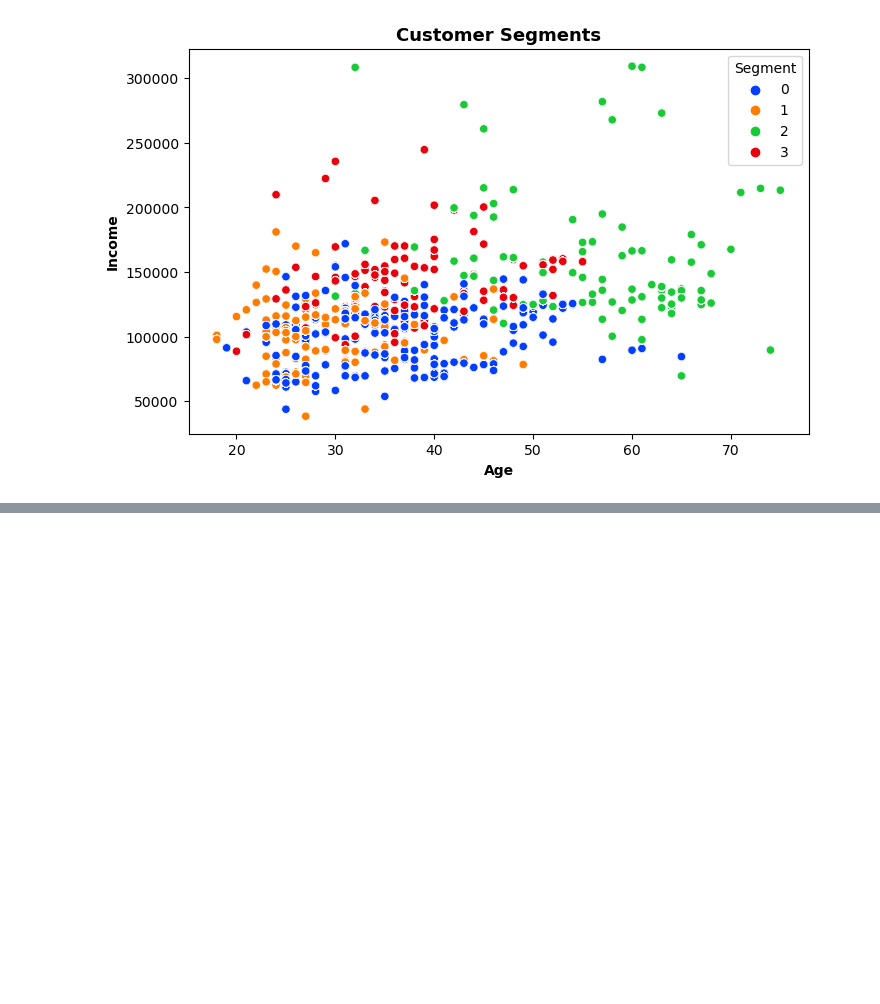
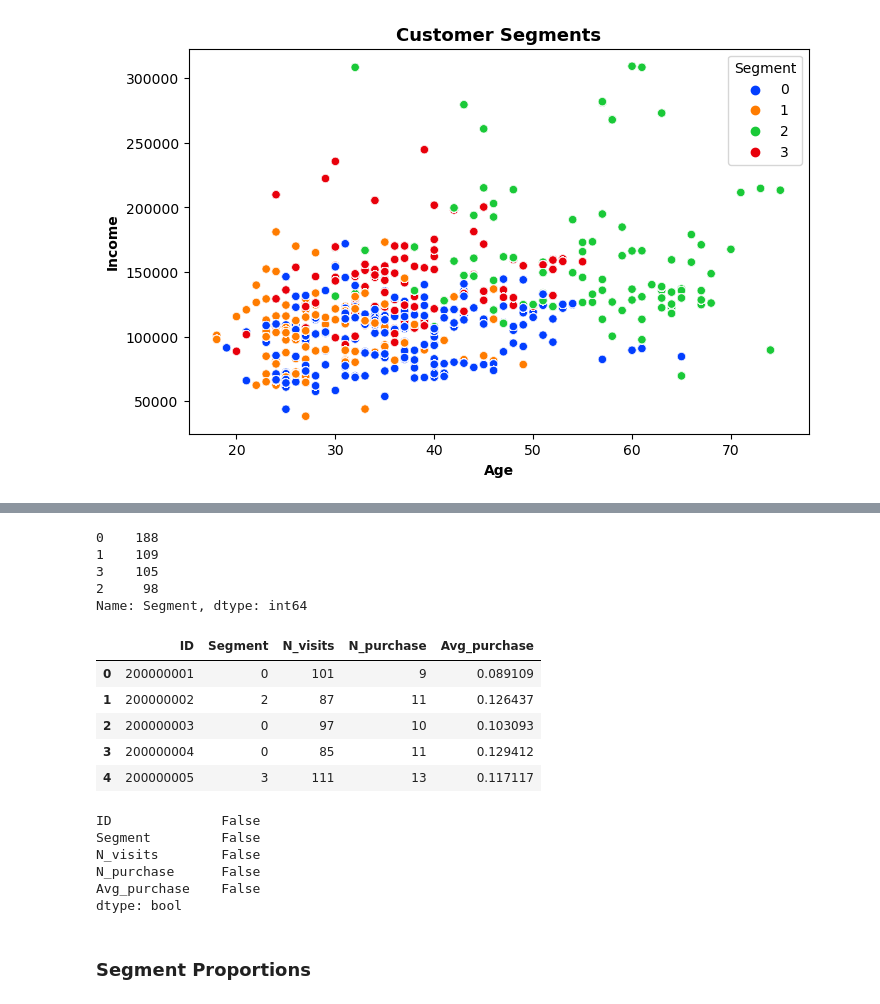
Before and after one commit to lavkushsingh31/ML-Practice-Exercises, a Jupyter notebook: Customer Purchase Analytics.ipynb, the cells around one changed output, grey strips where cells are left out. Cells and saved outputs as stored; diff of their text form; code cells hidden in the pictures; blank space fills up the shorter version.

```diff
--- a/Customer Purchase Analytics.ipynb
+++ b/Customer Purchase Analytics.ipynb
@@ -104,0 +187,29 @@ plt.ylabel('Income', fontweight="bold");
+# %%
+purchase_descriptive_df['Segment'].value_counts()
+# %% [output]
+0    188
+1    109
+3    105
+2     98
+Name: Segment, dtype: int64
+# %%
+purchase_descriptive_df['Segment'] = purchase_descriptive_df['Segment'].astypeype('int64')
+purchase_descriptive_df.head()
+# %% [output]
+|  | ID | Segment | N_visits | N_purchase | Avg_purchase |
+| 0 | 200000001 | 0 | 101 | 9 | 0.089109 |
+| 1 | 200000002 | 2 | 87 | 11 | 0.126437 |
+| 2 | 200000003 | 0 | 97 | 10 | 0.103093 |
+| 3 | 200000004 | 0 | 85 | 11 | 0.129412 |
+| 4 | 200000005 | 3 | 111 | 13 | 0.117117 |
+# %%
+purchase_descriptive_df.isnull().any()
+# %% [output]
+ID              False
+Segment         False
+N_visits        False
+N_purchase      False
+Avg_purchase    False
+dtype: bool
+# %% [markdown]
+### Segment Proportions
```
Also changed, not shown: parts of 16 cells of this notebook.
